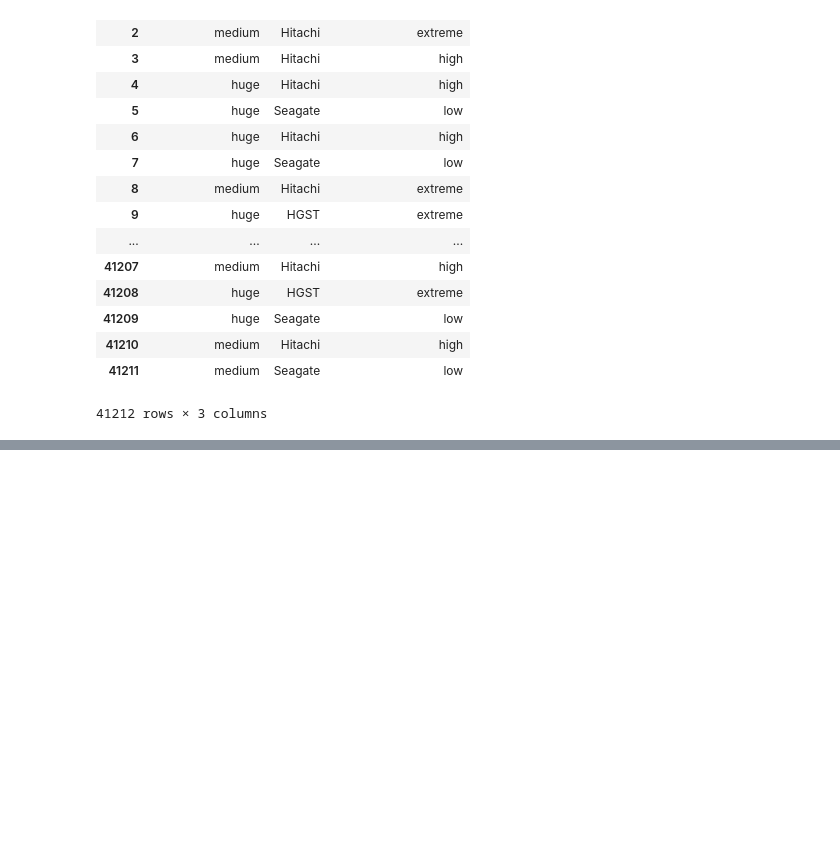
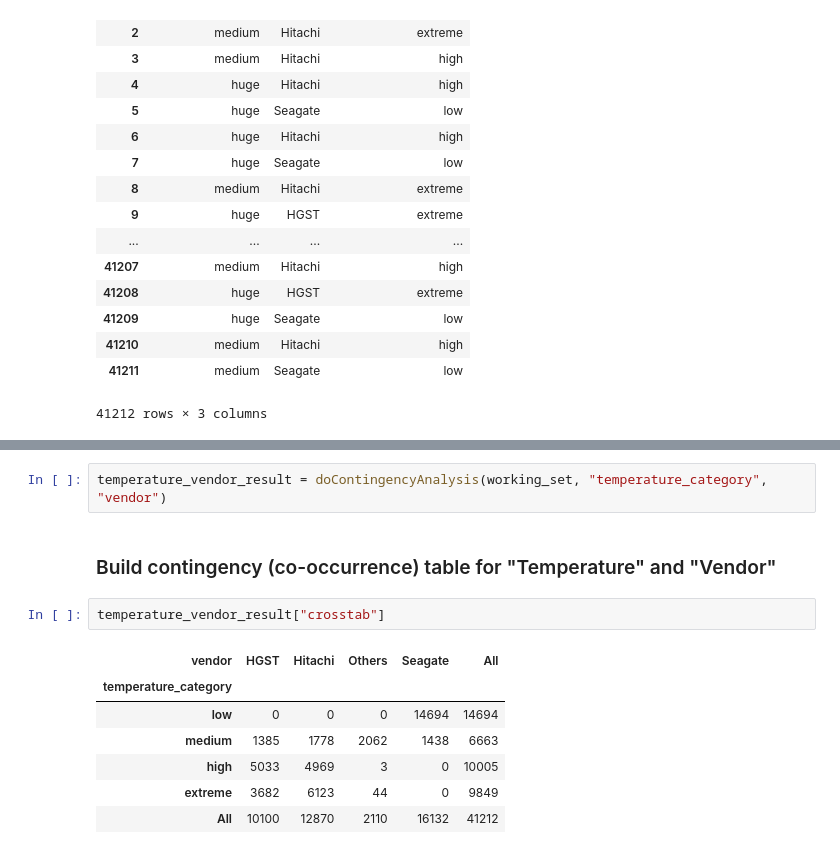
Before and after one commit to IIoTeP9HuY/Data_Analysis_and_Data_Mining_Class, a Jupyter notebook: Report.ipynb, the cells around one changed output, grey strips where cells are left out. Cells and saved outputs as stored; diff of their text form; blank space fills up the shorter version.

```diff
--- a/Report.ipynb
+++ b/Report.ipynb
@@ -664,0 +740,14 @@ capacity_vendor_crosstab
+# %%
+temperature_vendor_result = doContingencyAnalysis(working_set, "temperature_category", "vendor")
+# %% [markdown]
+### Build contingency (co-occurrence) table for "Temperature" and "Vendor"
+# %%
+temperature_vendor_result["crosstab"]
+# %% [output]
+| vendor | HGST | Hitachi | Others | Seagate | All |
+| temperature_category |  |  |  |  |  |
+| low | 0 | 0 | 0 | 14694 | 14694 |
+| medium | 1385 | 1778 | 2062 | 1438 | 6663 |
+| high | 5033 | 4969 | 3 | 0 | 10005 |
+| extreme | 3682 | 6123 | 44 | 0 | 9849 |
+| All | 10100 | 12870 | 2110 | 16132 | 41212 |
```
Also changed, not shown: parts of 27 cells of this notebook.
